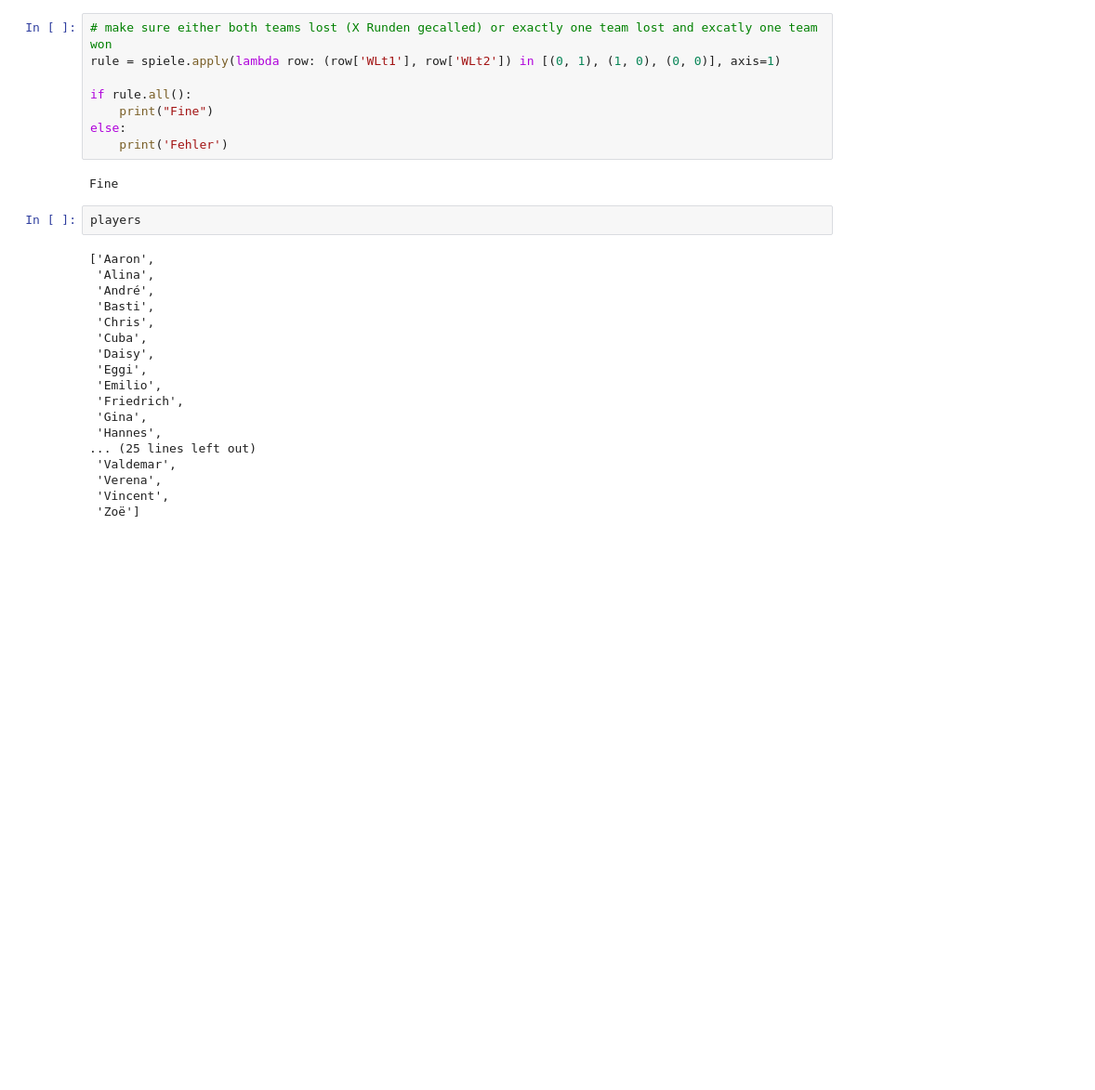
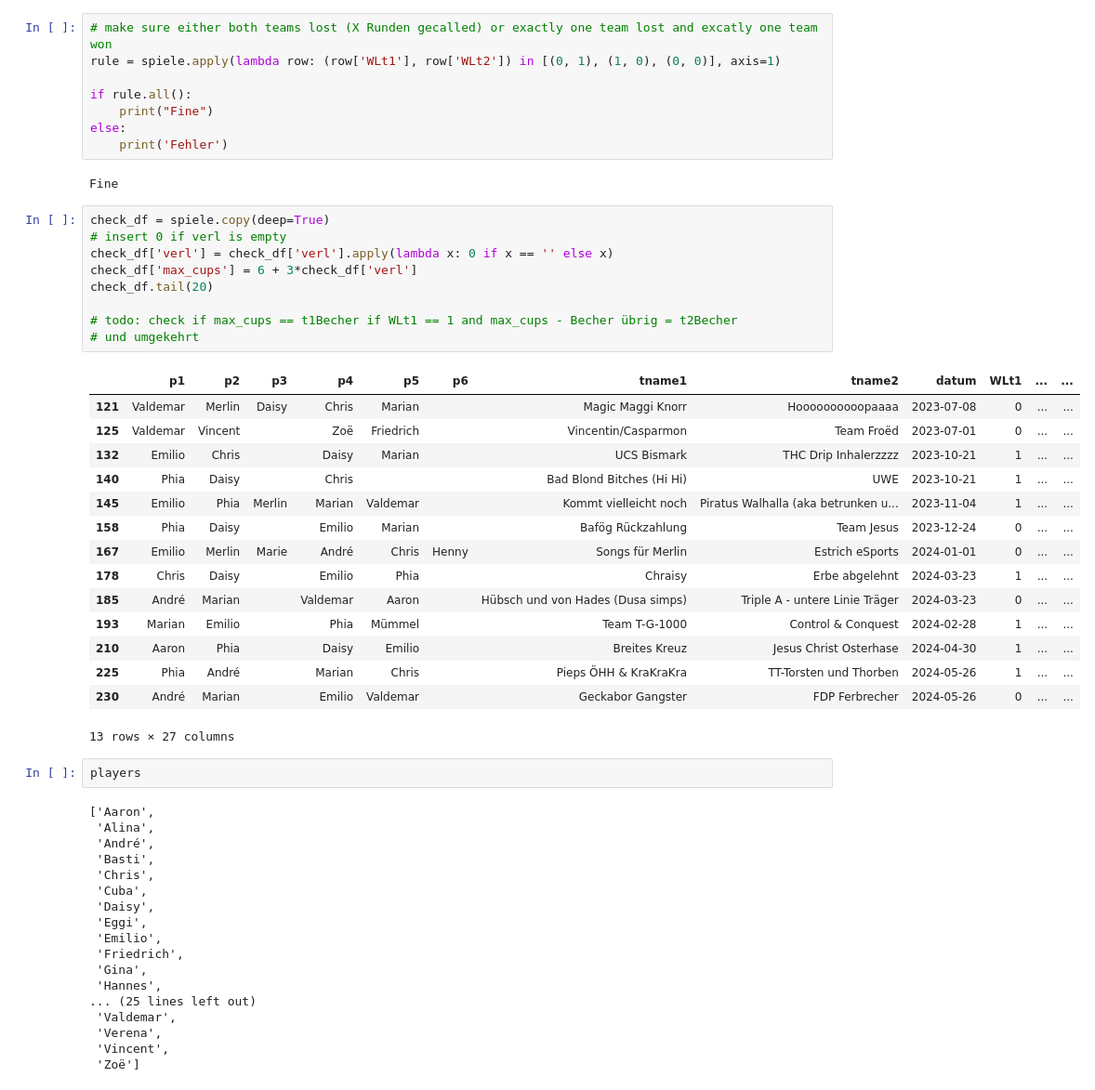
Before and after one commit to njctn/werfen, a Jupyter notebook: werfen_statistik2.ipynb, the cells around one changed output. Shown at 93% size. Cells and saved outputs as stored; diff of their text form; blank space fills up the shorter version.

```diff
--- a/werfen_statistik2.ipynb
+++ b/werfen_statistik2.ipynb
@@ -74,6 +86,31 @@ else:
     print('Fehler')
 # %% [output]
 Fine
+# %%
+check_df = spiele.copy(deep=True)
+# insert 0 if verl is empty
+check_df['verl'] = check_df['verl'].apply(lambda x: 0 if x == '' else x)
+check_df['max_cups'] = 6 + 3*check_df['verl']
+check_df.tail(20)
+
+# todo: check if max_cups == t1Becher if WLt1 == 1 and max_cups - Becher übrig = t2Becher
+# und umgekehrt
+# %% [output]
+|  | p1 | p2 | p3 | p4 | p5 | p6 | tname1 | tname2 | datum | WLt1 | ... | ... |
+| 121 | Valdemar | Merlin | Daisy | Chris | Marian |  | Magic Maggi Knorr | Hoooooooooopaaaa | 2023-07-08 | 0 | ... | ... |
+| 125 | Valdemar | Vincent |  | Zoë | Friedrich |  | Vincentin/Casparmon | Team Froëd | 2023-07-01 | 0 | ... | ... |
+| 132 | Emilio | Chris |  | Daisy | Marian |  | UCS Bismark | THC Drip Inhalerzzzz | 2023-10-21 | 1 | ... | ... |
+| 140 | Phia | Daisy |  | Chris |  |  | Bad Blond Bitches (Hi Hi) | UWE | 2023-10-21 | 1 | ... | ... |
+| 145 | Emilio | Phia | Merlin | Marian | Valdemar |  | Kommt vielleicht noch | Piratus Walhalla (aka betrunken u... | 2023-11-04 | 1 | ... | ... |
+| 158 | Phia | Daisy |  | Emilio | Marian |  | Bafög Rückzahlung | Team Jesus | 2023-12-24 | 0 | ... | ... |
+| 167 | Emilio | Merlin | Marie | André | Chris | Henny | Songs für Merlin | Estrich eSports | 2024-01-01 | 0 | ... | ... |
+| 178 | Chris | Daisy |  | Emilio | Phia |  | Chraisy | Erbe abgelehnt | 2024-03-23 | 1 | ... | ... |
+| 185 | André | Marian |  | Valdemar | Aaron |  | Hübsch und von Hades (Dusa simps) | Triple A - untere Linie Träger | 2024-03-23 | 0 | ... | ... |
+| 193 | Marian | Emilio |  | Phia | Mümmel |  | Team T-G-1000 | Control & Conquest | 2024-02-28 | 1 | ... | ... |
+| 210 | Aaron | Phia |  | Daisy | Emilio |  | Breites Kreuz | Jesus Christ Osterhase | 2024-04-30 | 1 | ... | ... |
+| 225 | Phia | André |  | Marian | Chris |  | Pieps ÖHH & KraKraKra | TT-Torsten und Thorben | 2024-05-26 | 1 | ... | ... |
+| 230 | André | Marian |  | Emilio | Valdemar |  | Geckabor Gangster | FDP Ferbrecher | 2024-05-26 | 0 | ... | ... |
+13 rows × 27 columns
 # %%
 players
 # %% [output]
```
Also changed, not shown: parts of 30 cells of this notebook.
